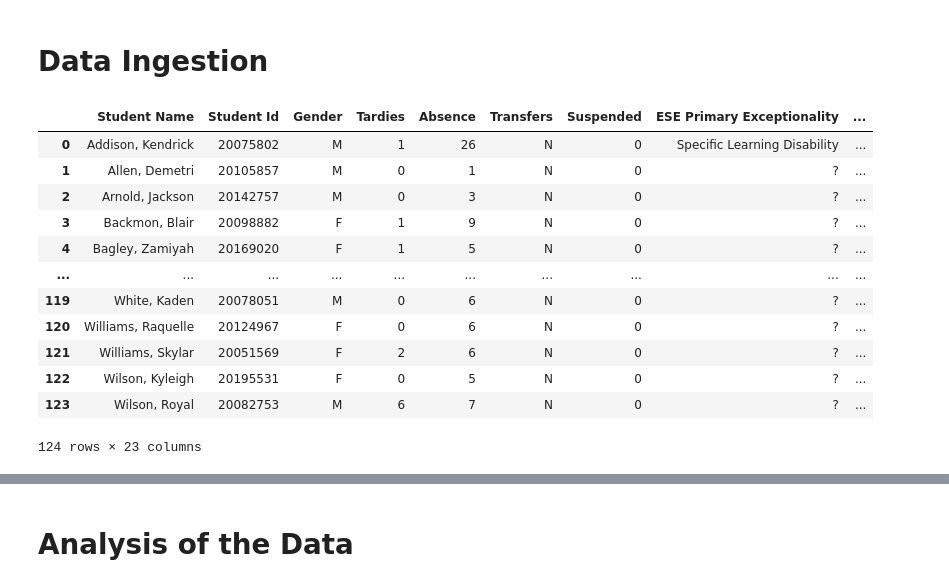
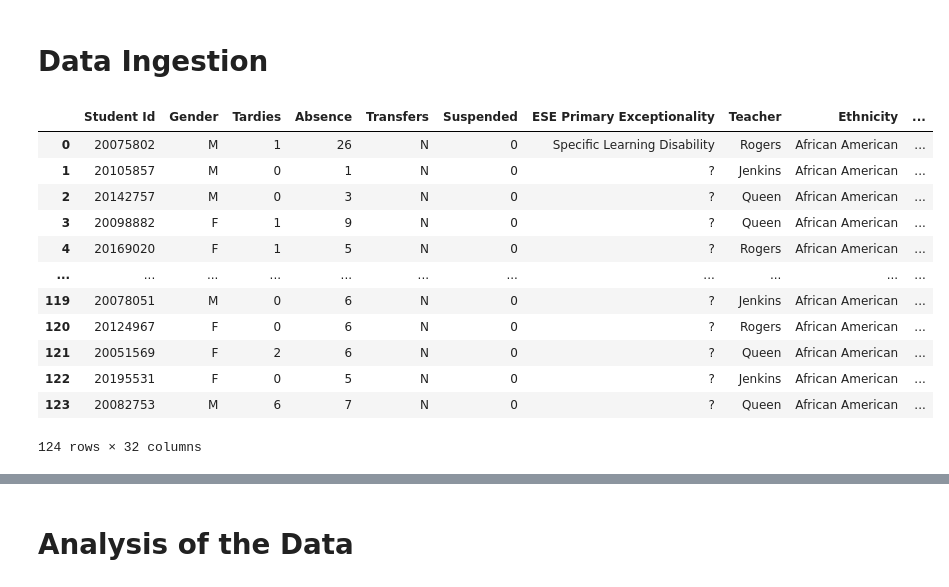
Before and after one commit to Jerfson09/Machine-Learning-Edu, a Jupyter notebook: Machine_learning_edu.ipynb, the cells around one changed output, grey strips where cells are left out. Cells and saved outputs as stored; diff of their text form; code cells hidden in the pictures.

```diff
--- a/Machine_learning_edu.ipynb
+++ b/Machine_learning_edu.ipynb
@@ -23,19 +26,19 @@ def teacher(data, col):
 # %% [markdown]
 # Data Ingestion
 # %%
-data = pd.read_excel("Data for Summer Project (1).xlsx")
+data = pd.read_excel("Biscayne Elementary Student Data.xlsx")
 data
 # %% [output]
-|  | Student Name | Student Id | Gender | Tardies | Absence | Transfers | Suspended | ESE Primary Exceptionality | ... |
-| 0 | Addison, Kendrick | 20075802 | M | 1 | 26 | N | 0 | Specific Learning Disability | ... |
-| 1 | Allen, Demetri | 20105857 | M | 0 | 1 | N | 0 | ? | ... |
-| 2 | Arnold, Jackson | 20142757 | M | 0 | 3 | N | 0 | ? | ... |
-| 3 | Backmon, Blair | 20098882 | F | 1 | 9 | N | 0 | ? | ... |
-| 4 | Bagley, Zamiyah | 20169020 | F | 1 | 5 | N | 0 | ? | ... |
-| ... | ... | ... | ... | ... | ... | ... | ... | ... | ... |
-| 119 | White, Kaden | 20078051 | M | 0 | 6 | N | 0 | ? | ... |
-| 120 | Williams, Raquelle | 20124967 | F | 0 | 6 | N | 0 | ? | ... |
-| 121 | Williams, Skylar | 20051569 | F | 2 | 6 | N | 0 | ? | ... |
-| 122 | Wilson, Kyleigh | 20195531 | F | 0 | 5 | N | 0 | ? | ... |
-| 123 | Wilson, Royal | 20082753 | M | 6 | 7 | N | 0 | ? | ... |
+|  | Student Id | Gender | Tardies | Absence | Transfers | Suspended | ESE Primary Exceptionality | Teacher | Ethnicity | ... |
+| 0 | 20075802 | M | 1 | 26 | N | 0 | Specific Learning Disability | Rogers | African American | ... |
+| 1 | 20105857 | M | 0 | 1 | N | 0 | ? | Jenkins | African American | ... |
+| 2 | 20142757 | M | 0 | 3 | N | 0 | ? | Queen | African American | ... |
+| 3 | 20098882 | F | 1 | 9 | N | 0 | ? | Queen | African American | ... |
+| 4 | 20169020 | F | 1 | 5 | N | 0 | ? | Rogers | African American | ... |
+| ... | ... | ... | ... | ... | ... | ... | ... | ... | ... | ... |
+| 119 | 20078051 | M | 0 | 6 | N | 0 | ? | Jenkins | African American | ... |
+| 120 | 20124967 | F | 0 | 6 | N | 0 | ? | Rogers | African American | ... |
+| 121 | 20051569 | F | 2 | 6 | N | 0 | ? | Queen | African American | ... |
+| 122 | 20195531 | F | 0 | 5 | N | 0 | ? | Jenkins | African American | ... |
+| 123 | 20082753 | M | 6 | 7 | N | 0 | ? | Queen | African American | ... |
-124 rows × 23 columns
+124 rows × 32 columns
```
Also changed, not shown: parts of 53 cells of this notebook, 1 other file.
